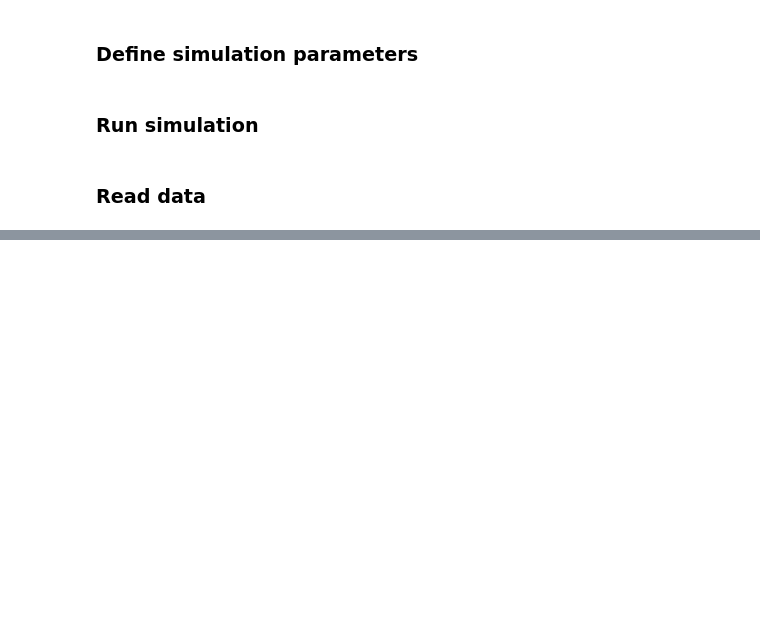
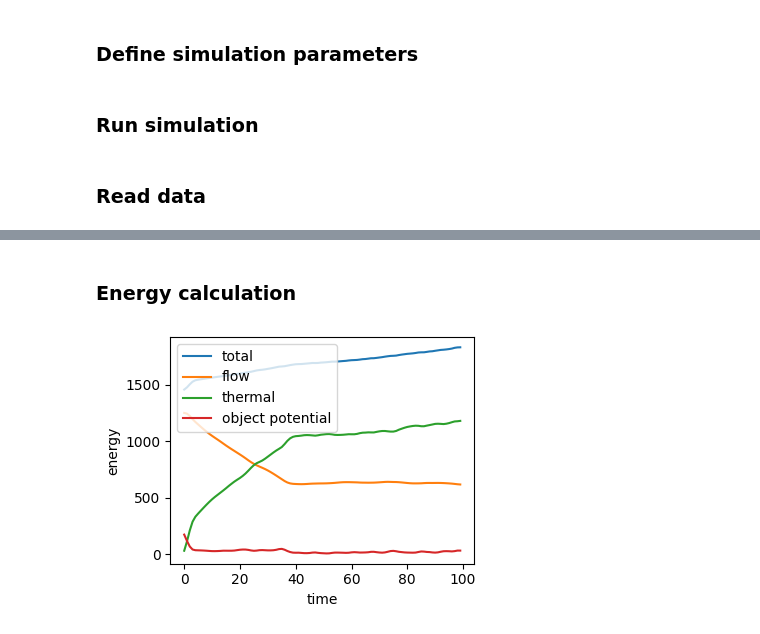
Before and after one commit to slagnews/drag_sph, a Jupyter notebook: cpp_test.ipynb, the cells around one changed output, grey strips where cells are left out. Drawn from its saved outputs; the diff is of its cells as text; code cells hidden in the pictures; blank space fills up the shorter version.

Commit message:
Added energy calculation

```diff
--- a/cpp_test.ipynb
+++ b/cpp_test.ipynb
@@ -50,0 +57,18 @@ frame 100 of 100 done!
+# %% [markdown]
+### Energy calculation
+# %%
+E_total, E_bulk, E_rand, E_object = calculate_energies(positions, velocities, params, masses)
+
+fig, ax = plt.subplots(figsize=(4,3))
+ax.plot(E_total, label="total")
+ax.plot(E_bulk, label="flow")
+ax.plot(E_rand, label="thermal")
+ax.plot(E_object, label="object potential")
+ax.set_xlabel("time")
+ax.set_ylabel("energy")
+ax.legend()
+fig.tight_layout()
+fig.savefig("figures/energy_leapfrog.png", dpi=300)
+plt.show()
+# %% [output]
+[figure, added]
```
Also changed, not shown: parts of 4 cells of this notebook, 2 other files.
